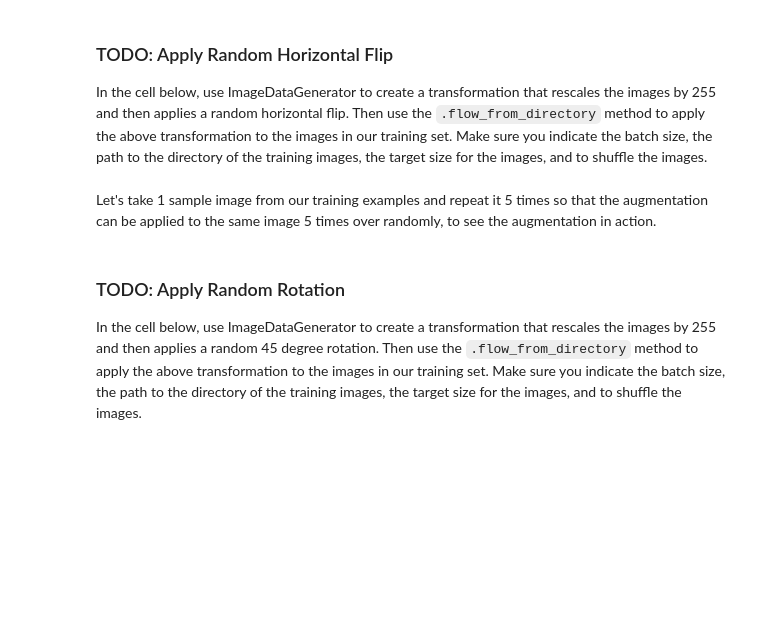
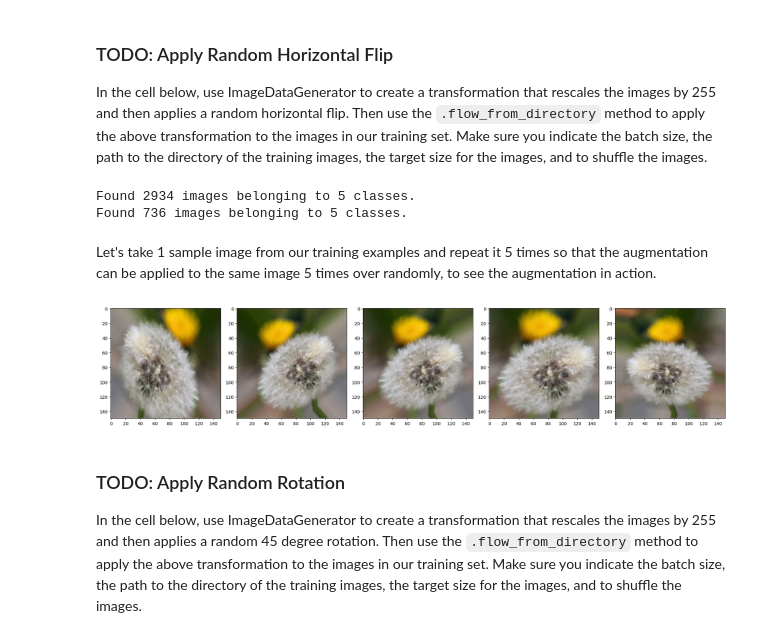
Before and after one commit to yjchen9596/tensorflow-for-deep-learning, a Jupyter notebook: l05c03_exercise_flowers_with_data_augmentation.ipynb, the cells around one changed output. Cells and saved outputs as stored; diff of their text form; code cells hidden in the pictures; blank space fills up the shorter version.

```diff
--- a/l05c03_exercise_flowers_with_data_augmentation.ipynb
+++ b/l05c03_exercise_flowers_with_data_augmentation.ipynb
@@ -131,8 +147,5 @@ for cl in classes:
 # %% [markdown]
 For convenience, let us set up the path for the training and validation sets
-# %%
-train_dir = os.path.join(base_dir, 'train')
-val_dir = os.path.join(base_dir, 'val')
 # %% [markdown]
 # Data Augmentation
 # %% [markdown]
@@ -153,3 +163,6 @@ IMG_SHAPE =
+# %%
+BATCH_SIZE = 100
+IMG_SHAPE = 150
 # %% [markdown]
 ### TODO: Apply Random Horizontal Flip
 
@@ -161,18 +170,51 @@ train_data_gen =
+# %%
+src_root = os.path.join(data_root, 'flower_photos')
+
+train_datagen = ImageDataGenerator(
+    rescale=1./255,
+    horizontal_flip=True,
+    rotation_range=45,
+    zoom_range=0.2
+)
+val_datagen = ImageDataGenerator(rescale=1./255)
+
+# ───────────────────────────────────────────────────────────────────────────────
+# 5) Create flow_from_directory generators
+# ───────────────────────────────────────────────────────────────────────────────
+train_generator = train_datagen.flow_from_directory(
+    directory=train_dir,
+    target_size=(IMG_SHAPE, IMG_SHAPE),
+    batch_size=BATCH_SIZE,
+    class_mode='categorical',
+    shuffle=True
+)
+validation_generator = val_datagen.flow_from_directory(
+    directory=val_dir,
+    target_size=(IMG_SHAPE, IMG_SHAPE),
+    batch_size=BATCH_SIZE,
+    class_mode='categorical',
+    shuffle=False
+)
+# %% [output]
+Found 2934 images belonging to 5 classes.
+Found 736 images belonging to 5 classes.
 # %% [markdown]
 Let's take 1 sample image from our training examples and repeat it 5 times so that the augmentation can be applied to the same image 5 times over randomly, to see the augmentation in action.
 # %%
 # This function will plot images in the form of a grid with 1 row and 5 columns where images are placed in each column.
 def plotImages(images_arr):
     fig, axes = plt.subplots(1, 5, figsize=(20,20))
     axes = axes.flatten()
     for img, ax in zip( images_arr, axes):
         ax.imshow(img)
     plt.tight_layout()
     plt.show()
 
 
-augmented_images = [train_data_gen[0][0][0] for i in range(5)]
+augmented_images = [train_generator[0][0][0] for i in range(5)]
 plotImages(augmented_images)
+# %% [output]
+[figure, added]
 # %% [markdown]
 ### TODO: Apply Random Rotation
 
```
Also changed, not shown: parts of 25 cells of this notebook.
